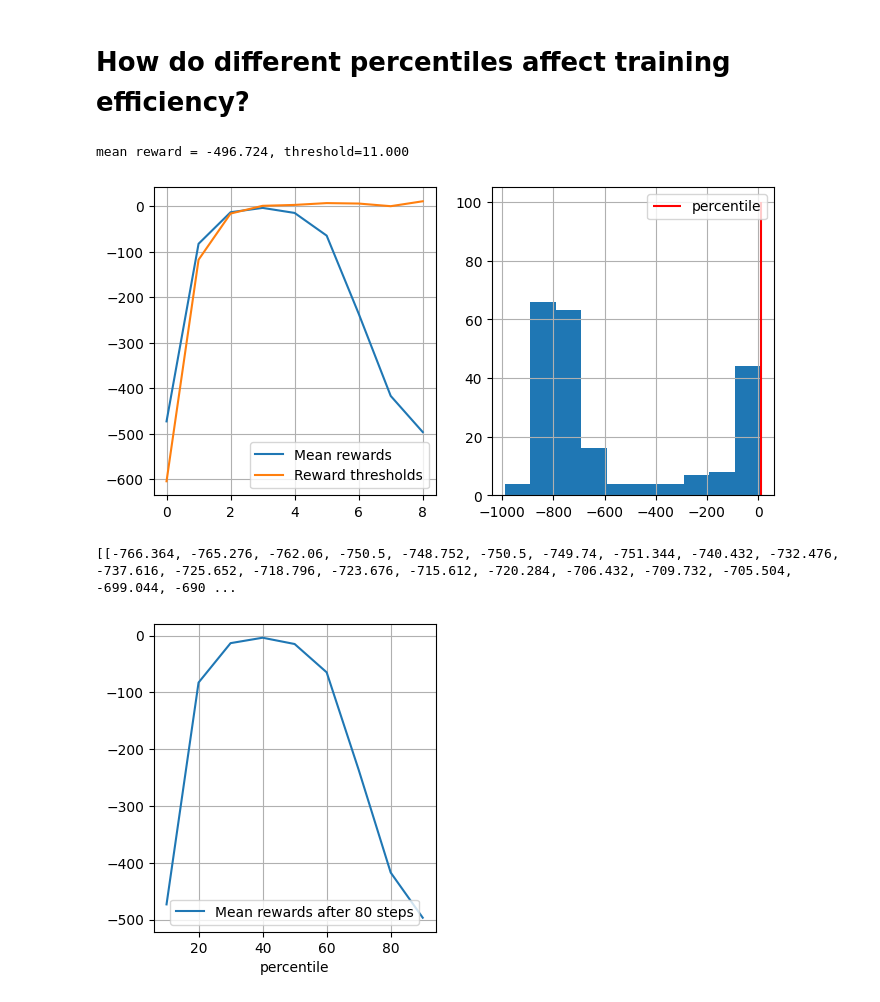
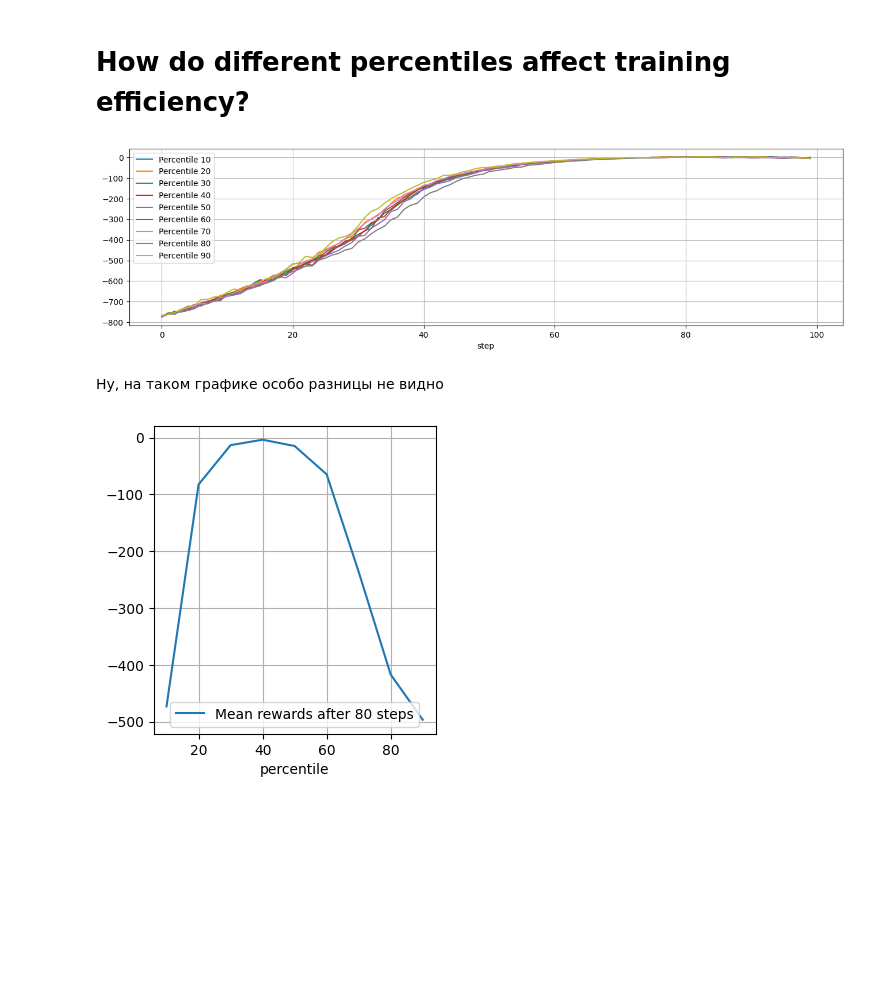
Before and after one commit to arom0808/aesc-ml-task-3, a Jupyter notebook: crossentropy_method_practice_easy.ipynb, the cells around one changed output. Drawn from its saved outputs; the diff is of its cells as text; code cells hidden in the pictures; blank space fills up the shorter version.

```diff
--- a/crossentropy_method_practice_easy.ipynb
+++ b/crossentropy_method_practice_easy.ipynb
@@ -320,44 +318,66 @@ assert type(s) == type(a) == list
 assert len(s) == len(a)
 assert type(r) in [float,np.double]
 policy = np.ones([n_states,n_actions])/n_actions
-stepCounter = 80
+stepCounter = 100
 # %% [markdown]
 # How do different percentiles affect training efficiency?
 # %%
-n_sessions = 250  #sample this many sessions
+n_sessions = 500  #sample this many sessions
 percentiles = [10,20,30,40,50,60,70,80,90]  #take this percent of session with highest rewards
 learning_rate = 0.2  #add this thing to all counts for stability
 
 log = []
 mean = []
-for percentile in percentiles:
-    curMean = []
-    policy = np.ones([n_states,n_actions])/n_actions
-    rewards_batch = np.array([])
-    for i in range(stepCounter):
+policies = [np.ones([n_states,n_actions])/n_actions for _ in range(len(percentiles))]
 
-        %time sessions = [generate_session(policy) for _ in range(n_sessions)]
+ys = [[] for _ in range(len(percentiles))]
 
+for i in range(stepCounter):
+    for p in range(len(percentiles)):
+        %time sessions = [generate_session(policies[p]) for _ in range(n_sessions)]
         states_batch,actions_batch,rewards_batch = zip(*sessions)
+        elite_states, elite_actions = select_elites(np.array(states_batch,np.ndarray),np.array(actions_batch,np.ndarray),np.array(rewards_batch),percentile=percentile)
+        new_policy = update_policy(elite_states,elite_actions)
+        policies[p] = policies[p]*(1-learning_rate) + new_policy*learning_rate
+        ys[p].append(np.mean(rewards_batch))
+    clear_output(True)
+    plt.figure(figsize=[16,4])
+    for p in range(len(percentiles)):
+        plt.plot(ys[p],label='Percentile %i'%percentiles[p])
+    plt.xlabel("step")
+    plt.legend()
+    plt.grid()
+    plt.show()
 
-        elite_states, elite_actions = select_elites(np.array(states_batch,np.ndarray),np.array(actions_batch,np.ndarray),np.array(rewards_batch),percentile=percentile)
 
-        #set new policy
-        new_policy = update_policy(elite_states,elite_actions)
-        #update policy
-        policy = policy*(1-learning_rate) + new_policy*learning_rate
-        #add mean value
-        curMean.append(np.mean(rewards_batch))
-        clear_output(True)
-    mean.append(curMean)
-    #display results on chart
-    show_progress(rewards_batch,log, c_percentile = percentile)
+# for percentile in percentiles:
+#     curMean = []
+#     policy = np.ones([n_states,n_actions])/n_actions
+#     rewards_batch = np.array([])
+#     for i in range(stepCounter):
 
-print(mean)
+#         %time sessions = [generate_session(policy) for _ in range(n_sessions)]
+
+#         states_batch,actions_batch,rewards_batch = zip(*sessions)
+
+#         elite_states, elite_actions = select_elites(np.array(states_batch,np.ndarray),np.array(actions_batch,np.ndarray),np.array(rewards_batch),percentile=percentile)
+
+#         #set new policy
+#         new_policy = update_policy(elite_states,elite_actions)
+#         #update policy
+#         policy = policy*(1-learning_rate) + new_policy*learning_rate
+#         #add mean value
+#         curMean.append(np.mean(rewards_batch))
+#         clear_output(True)
+#     mean.append(curMean)
+#     #display results on chart
+#     show_progress(rewards_batch,log, c_percentile = percentile)
+
+# print(mean)
 # %% [output]
-mean reward = -496.724, threshold=11.000
-[figure, old version]
+[figure, new version]
-[[-766.364, -765.276, -762.06, -750.5, -748.752, -750.5, -749.74, -751.344, -740.432, -732.476, -737.616, -725.652, -718.796, -723.676, -715.612, -720.284, -706.432, -709.732, -705.504, -699.044, -690 ...
+# %% [markdown]
+Ну, на таком графике особо разницы не видно
 # %%
 def show_percentiles():
     clear_output(True)
```
Also changed, not shown: parts of 5 cells of this notebook, 1 other file.
